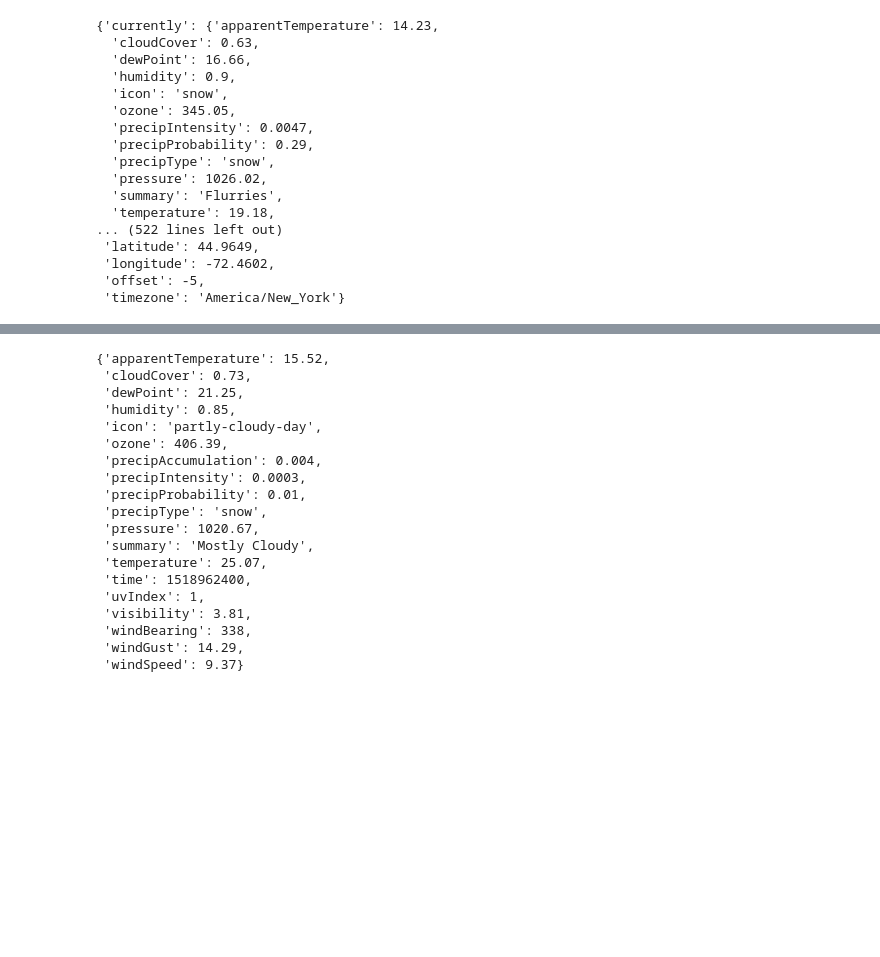
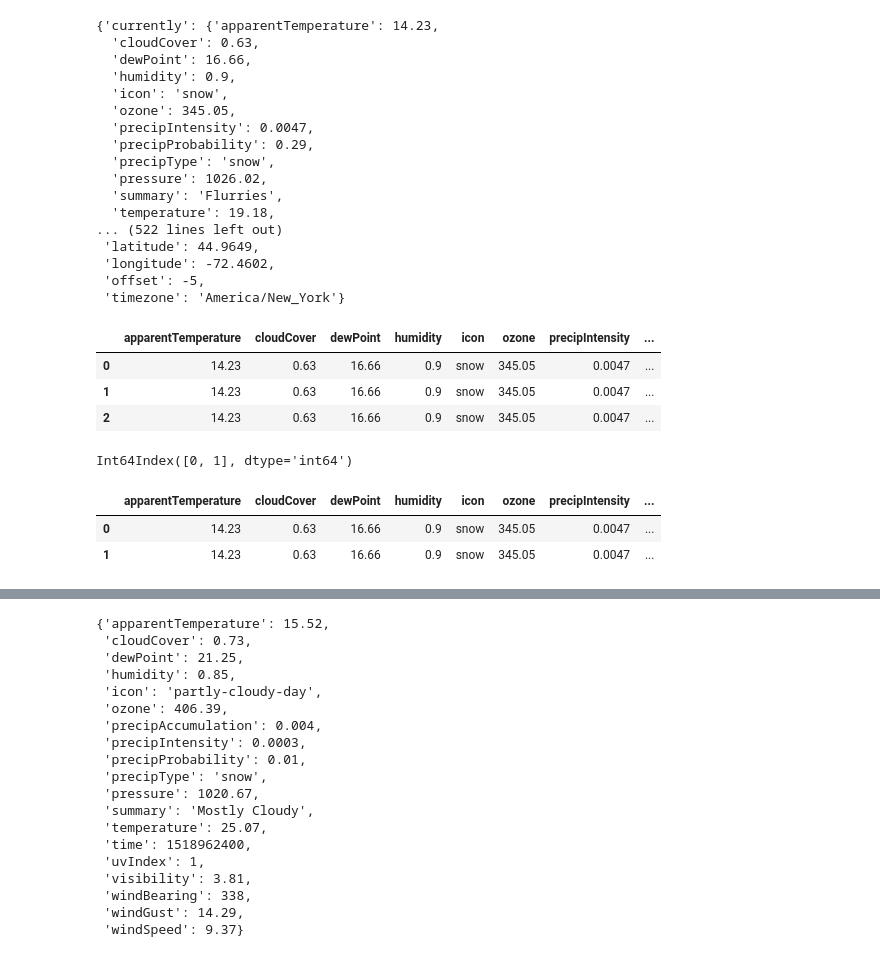
Before and after one commit to archydeberker/ski-monitor, a Jupyter notebook: Postgres_Play.ipynb, the cells around one changed output, grey strips where cells are left out. Cells and saved outputs as stored; diff of their text form; code cells hidden in the pictures; blank space fills up the shorter version.

```diff
--- a/Postgres_Play.ipynb
+++ b/Postgres_Play.ipynb
@@ -353,3 +352,16 @@ r.json()
  'longitude': -72.4602,
  'offset': -5,
  'timezone': 'America/New_York'}
+# %%
+df = pd.DataFrame(r.json()['currently'], index=[0, 1])
+# %%
+df.append(r.json()['currently'], ignore_index=True)
+# %% [output]
+|  | apparentTemperature | cloudCover | dewPoint | humidity | icon | ozone | precipIntensity | ... |
+| 0 | 14.23 | 0.63 | 16.66 | 0.9 | snow | 345.05 | 0.0047 | ... |
+| 1 | 14.23 | 0.63 | 16.66 | 0.9 | snow | 345.05 | 0.0047 | ... |
+| 2 | 14.23 | 0.63 | 16.66 | 0.9 | snow | 345.05 | 0.0047 | ... |
+# %%
+df.index
+# %% [output]
+Int64Index([0, 1], dtype='int64')
@@ -355,0 +370,6 @@ r.json()
+# %%
+df
+# %% [output]
+|  | apparentTemperature | cloudCover | dewPoint | humidity | icon | ozone | precipIntensity | ... |
+| 0 | 14.23 | 0.63 | 16.66 | 0.9 | snow | 345.05 | 0.0047 | ... |
+| 1 | 14.23 | 0.63 | 16.66 | 0.9 | snow | 345.05 | 0.0047 | ... |
```
Also changed, not shown: parts of 8 cells of this notebook, 2 other files.
